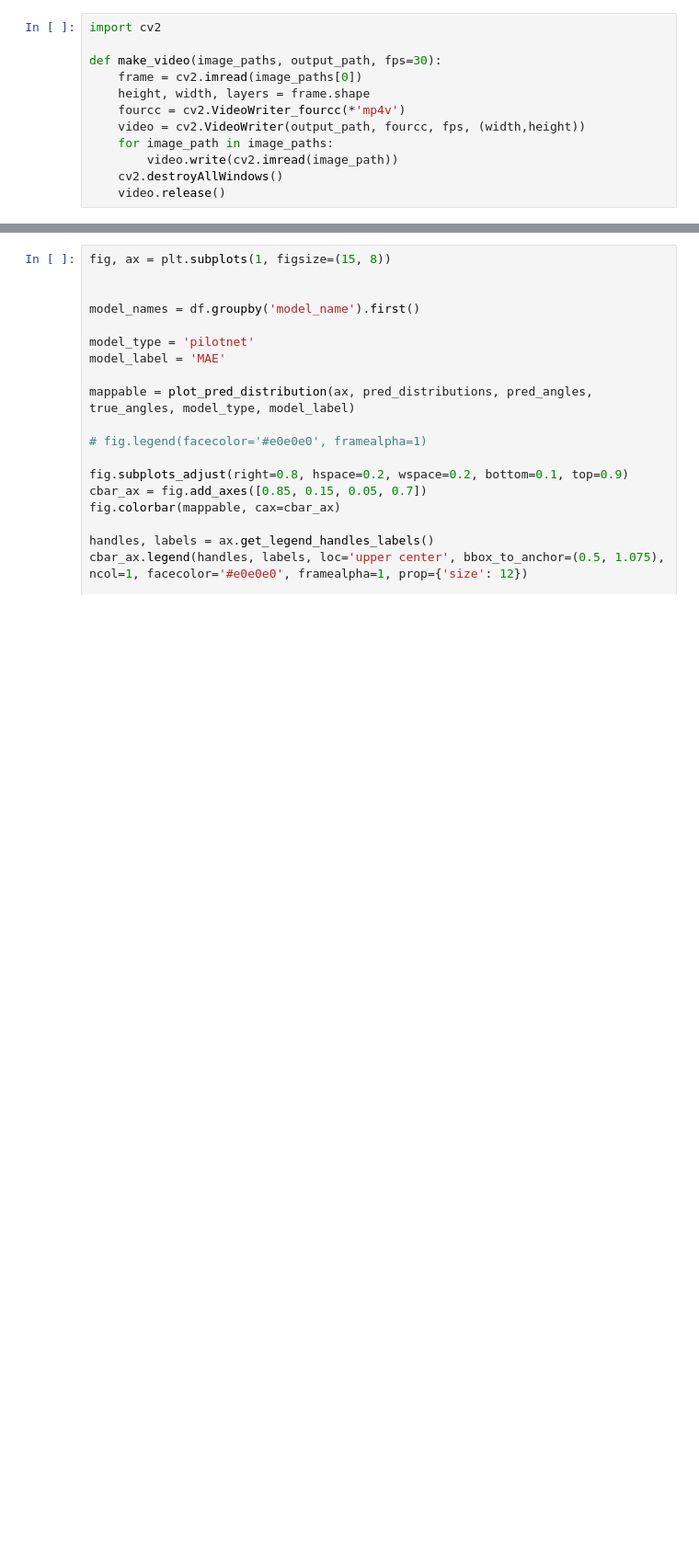
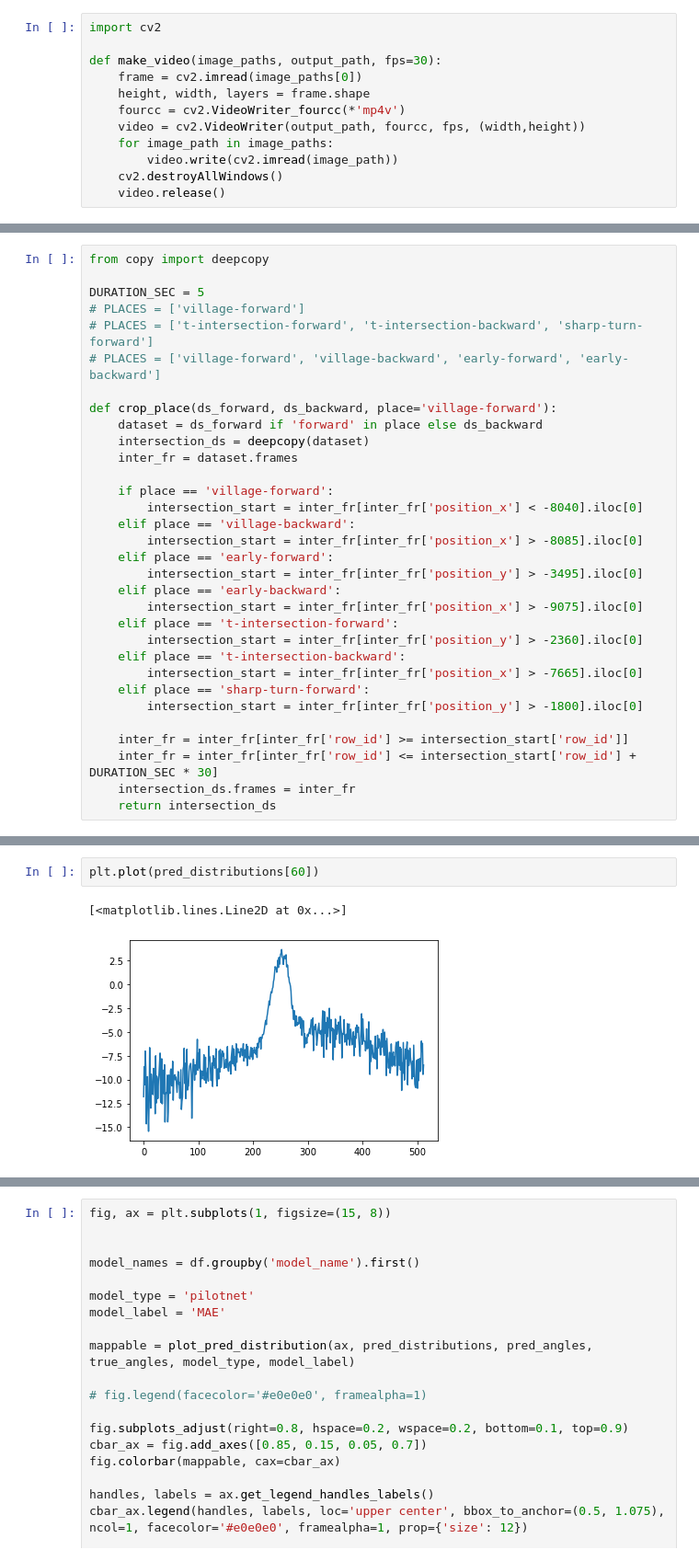
Before and after one commit to nikebless/e2e-driving, a Jupyter notebook: notebooks/intersection_handling.ipynb, the cells around one changed output, grey strips where cells are left out. Shown at 92% size. Cells and saved outputs as stored; diff of their text form; blank space fills up the shorter version.

```diff
--- a/notebooks/intersection_handling.ipynb
+++ b/notebooks/intersection_handling.ipynb
@@ -521 +608,33 @@ model_name_to_label = {
 }
+# %%
+from copy import deepcopy
+
+DURATION_SEC = 5
+# PLACES = ['village-forward']
+# PLACES = ['t-intersection-forward', 't-intersection-backward', 'sharp-turn-forward']
+# PLACES = ['village-forward', 'village-backward', 'early-forward', 'early-backward']
+
+def crop_place(ds_forward, ds_backward, place='village-forward'):
+    dataset = ds_forward if 'forward' in place else ds_backward
+    intersection_ds = deepcopy(dataset)
+    inter_fr = dataset.frames
+
+    if place == 'village-forward':
+        intersection_start = inter_fr[inter_fr['position_x'] < -8040].iloc[0]
+    elif place == 'village-backward':
+        intersection_start = inter_fr[inter_fr['position_x'] > -8085].iloc[0]
+    elif place == 'early-forward':
+        intersection_start = inter_fr[inter_fr['position_y'] > -3495].iloc[0]
+    elif place == 'early-backward':
+        intersection_start = inter_fr[inter_fr['position_x'] > -9075].iloc[0]
+    elif place == 't-intersection-forward':
+        intersection_start = inter_fr[inter_fr['position_y'] > -2360].iloc[0]
+    elif place == 't-intersection-backward':
+        intersection_start = inter_fr[inter_fr['position_x'] > -7665].iloc[0]
+    elif place == 'sharp-turn-forward':
+        intersection_start = inter_fr[inter_fr['position_y'] > -1800].iloc[0]
+
+    inter_fr = inter_fr[inter_fr['row_id'] >= intersection_start['row_id']]
+    inter_fr = inter_fr[inter_fr['row_id'] <= intersection_start['row_id'] + DURATION_SEC * 30]
+    intersection_ds.frames = inter_fr
+    return intersection_ds
@@ -568,0 +849,5 @@ Intersection "early-backward"
+# %%
+plt.plot(pred_distributions[60])
+# %% [output]
+[<matplotlib.lines.Line2D at 0x...>]
+[figure, added]
```
Also changed, not shown: parts of 27 cells of this notebook, 19 other files.
